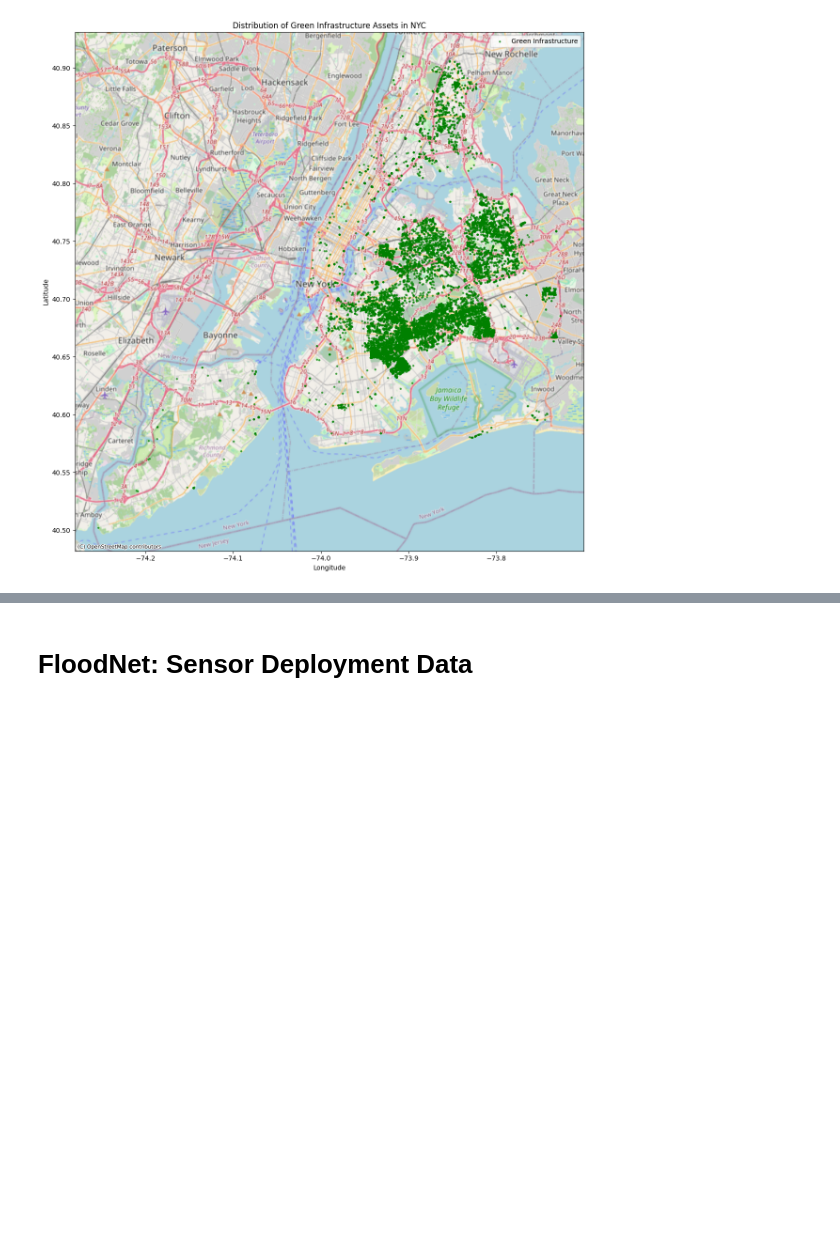
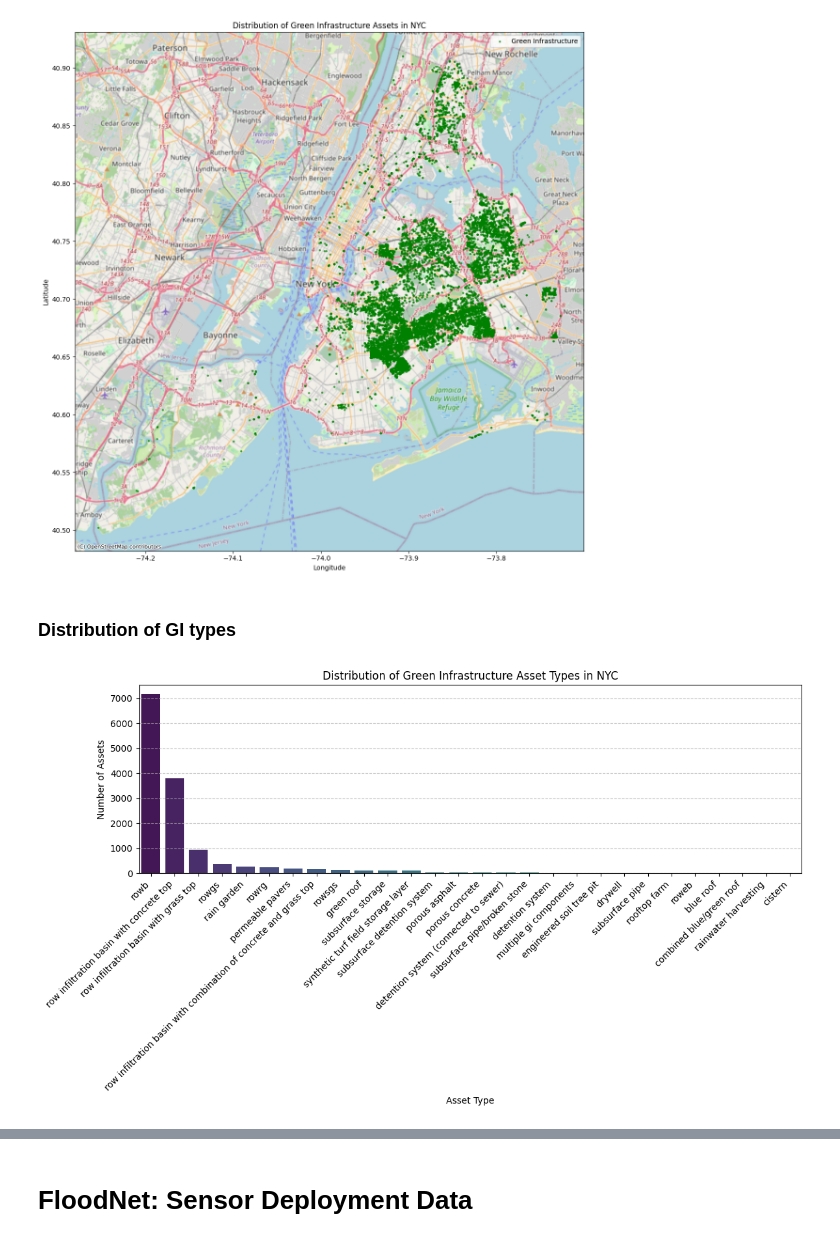
Before and after one commit to ambersafeer/NYC-Flooding_CS439-Final-Project, a Jupyter notebook: nycflooding.ipynb, the cells around one changed output, grey strips where cells are left out. Saved outputs shown, nothing was run; the diff lists cells and outputs as text; code cells hidden in the pictures; blank space fills up the shorter version.

```diff
--- a/nycflooding.ipynb
+++ b/nycflooding.ipynb
@@ -286,3 +285,20 @@ plt.tight_layout()
 plt.show()
 # %% [output]
 [figure]
+# %% [markdown]
+### Distribution of GI types
+# %%
+asset_type_counts = GI_filtered['Asset_Type'].value_counts().reset_index()
+asset_type_counts.columns = ['Asset Type', 'Number of Assets']
+
+plt.figure(figsize=(12, 7))
+sns.barplot(x='Asset Type', y='Number of Assets', data=asset_type_counts, palette='viridis', hue='Asset Type', legend=False)
+plt.title('Distribution of Green Infrastructure Asset Types in NYC')
+plt.xlabel('Asset Type')
+plt.ylabel('Number of Assets')
+plt.xticks(rotation=45, ha='right')
+plt.grid(axis='y', linestyle='--', alpha=0.7)
+plt.tight_layout()
+plt.show()
+# %% [output]
+[figure, added]
```
Also changed, not shown: parts of 31 cells of this notebook.
